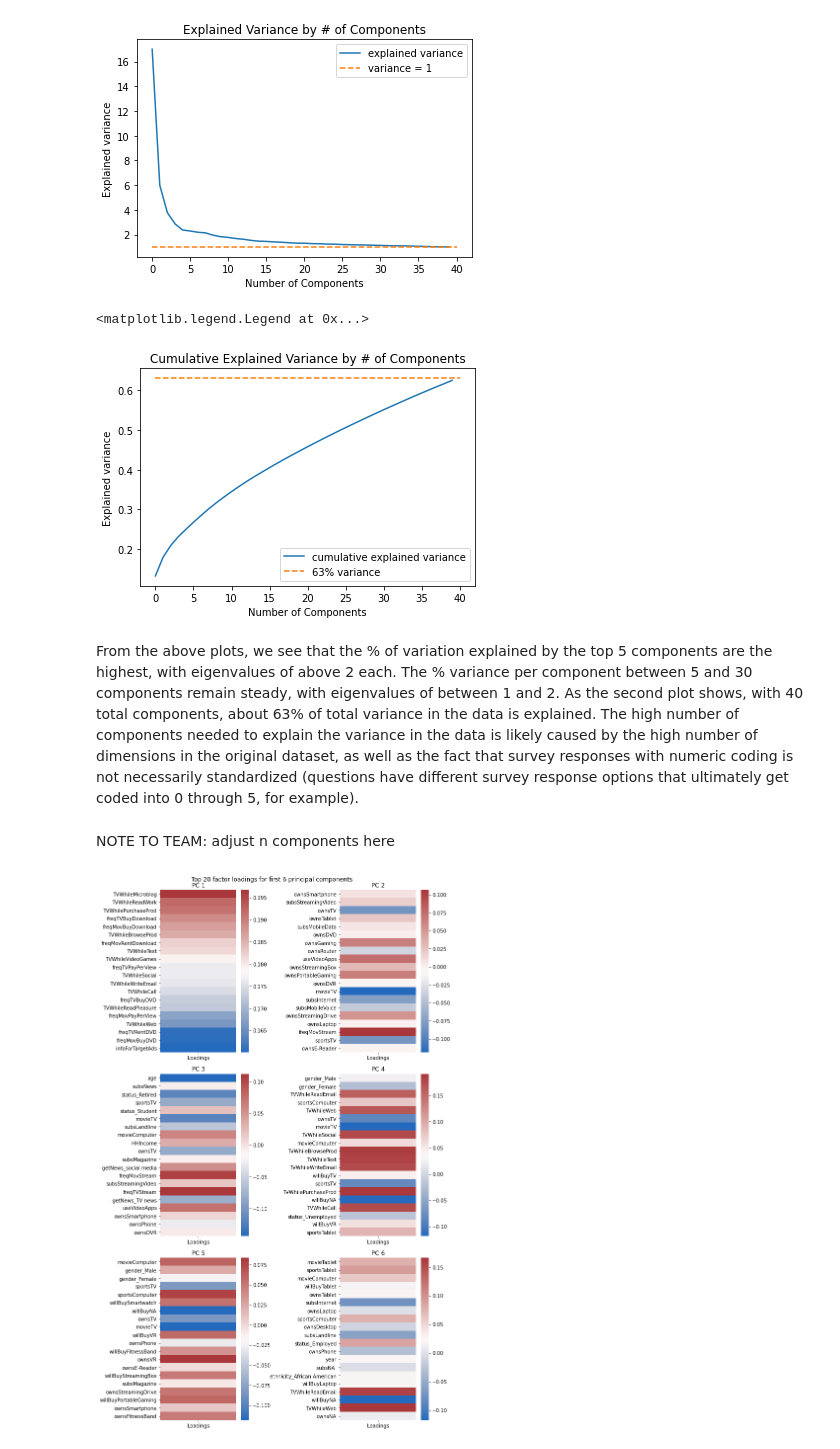
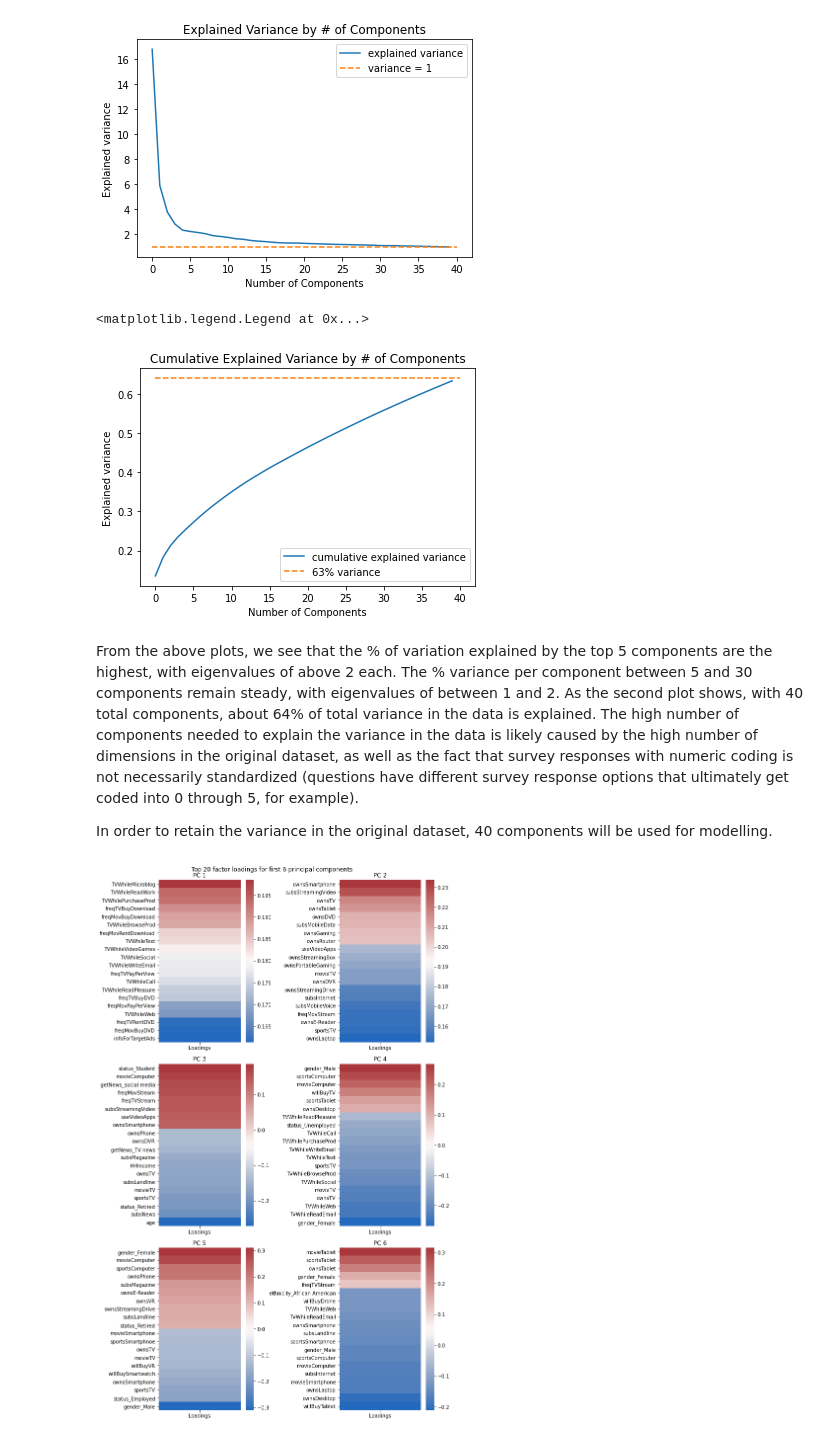
Before and after one commit to aud-z/DeloitteDigitalDemocracy, a Jupyter notebook: DSPM_v1.ipynb, the cells around one changed output. Saved outputs shown, nothing was run; the diff lists cells and outputs as text; code cells hidden in the pictures.

Commit message:
modelling

```diff
--- a/DSPM_v1.ipynb
+++ b/DSPM_v1.ipynb
@@ -566,3 +570,8 @@ scaled_df = scaler.fit_transform(df2)
+# %%
+scaler = StandardScaler()
+
+drop = [i for i in df2.columns if 'NA' in i and i != 'target_willing']
+scaled_df = scaler.fit_transform(df2.drop(columns = drop + ['year']))
 # %%
 cov = PCA(n_components = 40)
 cov.fit(scaled_df)
@@ -580,37 +589,38 @@ plt.legend()
 [figure]
 # %%
 plt.plot(cov.explained_variance_ratio_.cumsum(), label = 'cumulative explained variance')
-plt.plot([0, 40], [0.63, 0.63], '--', label = '63% variance')
+plt.plot([0, 40], [0.64, 0.64], '--', label = '63% variance')
 plt.title('Cumulative Explained Variance by # of Components')
 plt.xlabel('Number of Components')
 plt.ylabel('Explained variance')
 plt.legend()
 # %% [output]
 <matplotlib.legend.Legend at 0x...>
-[figure, old version]
+[figure, new version]
 # %% [markdown]
-From the above plots, we see that the % of variation explained by the top 5 components are the highest, with eigenvalues of above 2 each. The % variance per component between 5 and 30 components remain steady, with eigenvalues of between 1 and 2. As the second plot shows, with 40 total components, about 63% of total variance in the data is explained. The high number of components needed to explain the variance in the data is likely caused by the high number of dimensions in the original dataset, as well as the fact that survey responses with numeric coding is not necessarily standardized (questions have different survey response options that ultimately get coded into 0 through 5, for example).
+From the above plots, we see that the % of variation explained by the top 5 components are the highest, with eigenvalues of above 2 each. The % variance per component between 5 and 30 components remain steady, with eigenvalues of between 1 and 2. As the second plot shows, with 40 total components, about 64% of total variance in the data is explained. The high number of components needed to explain the variance in the data is likely caused by the high number of dimensions in the original dataset, as well as the fact that survey responses with numeric coding is not necessarily standardized (questions have different survey response options that ultimately get coded into 0 through 5, for example).
+
+In order to retain the variance in the original dataset, 40 components will be used for modelling.
-# %% [markdown]
-NOTE TO TEAM: adjust n components here
 # %%
 pca = PCA(n_components = 40)
 # %%
 pca_40 = pca.fit_transform(scaled_df)
 # %%
-loadings = pd.DataFrame(pca.components_, columns = df2.columns)
+loadings = pd.DataFrame(pca.components_, columns = df2.drop(columns = ['year'] + drop).columns)
 # %%
 f = plt.figure(figsize =(10, 16))
 for i in range(6):
     order = loadings.iloc[i, ].map(lambda x : x).abs().sort_values(ascending = False).index
-    pc1 = pd.DataFrame({'Loadings': loadings.iloc[0, ][order][:20].values}, index = order[:20])
+    pc = pd.DataFrame({'Loadings': loadings.iloc[i, ][order][:20].values}, index = order[:20])
+    pc.sort_values(by='Loadings', ascending=False, inplace=True)
     f.add_subplot(3, 2, i+1)
-    p = sns.heatmap(pc1, cmap = 'vlag')
+    p = sns.heatmap(pc, cmap = 'vlag')
     p.set_title("PC {}".format(i+1))
 plt.suptitle('Top 20 factor loadings for first 6 principal components')
 f.tight_layout()
 plt.show()
 # %% [output]
-[figure, old version]
+[figure, new version]
 # %%
 f.clear()
 plt.close(f)
```
Also changed, not shown: parts of 31 cells of this notebook.
